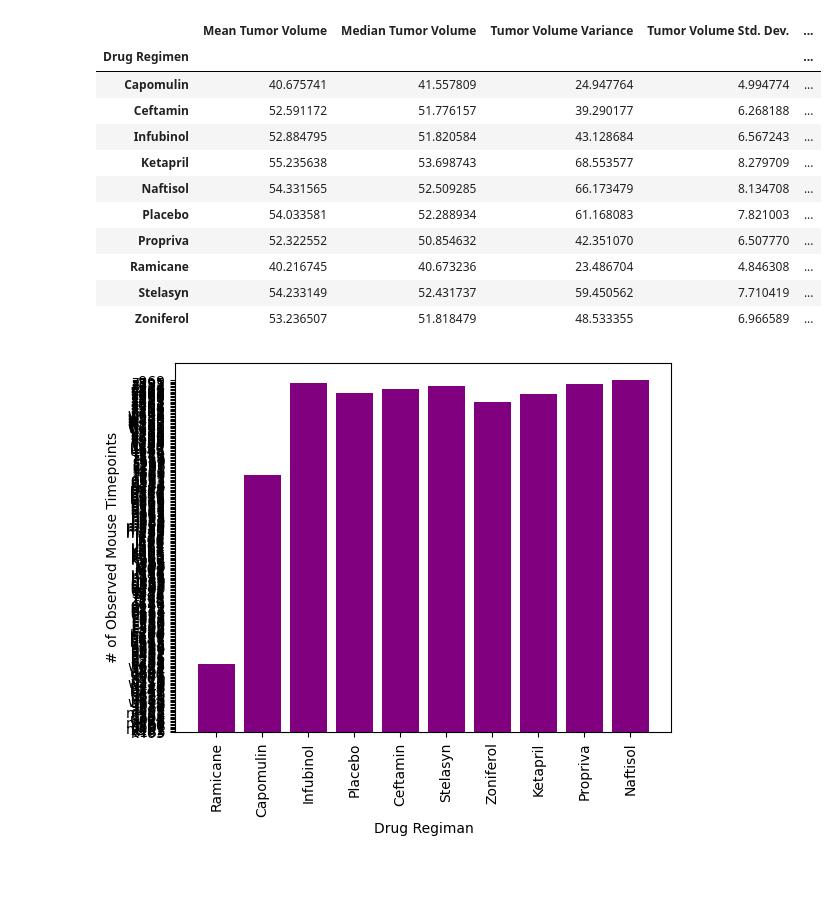
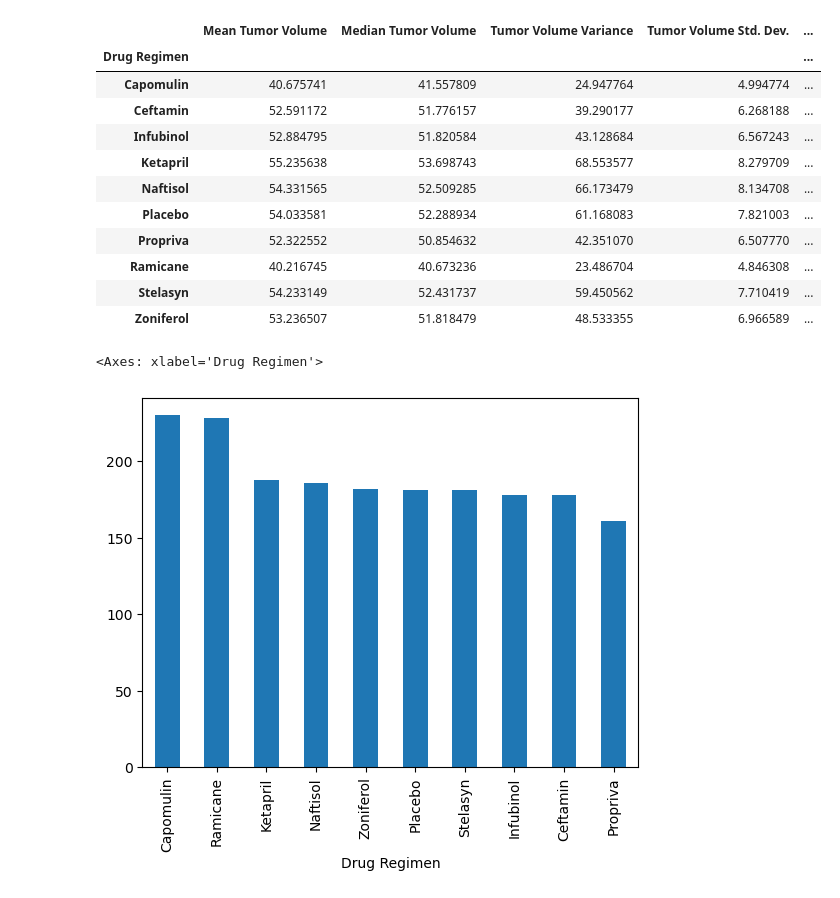
Before and after one commit to Shakermaker001/matplot-challenge, a Jupyter notebook: DataVis.ipynb, the cells around one changed output. Saved outputs shown, nothing was run; the diff lists cells and outputs as text; code cells hidden in the pictures.

```diff
--- a/DataVis.ipynb
+++ b/DataVis.ipynb
@@ -69,14 +70,17 @@ drug_stats
 | Ramicane | 40.216745 | 40.673236 | 23.486704 | 4.846308 | ... |
 | Stelasyn | 54.233149 | 52.431737 | 59.450562 | 7.710419 | ... |
 | Zoniferol | 53.236507 | 51.818479 | 48.533355 | 6.966589 | ... |
+# %%
+counts = mouse_df['Drug Regimen'].value_counts()
+counts.plot(kind='bar')
+# %% [output]
+<Axes: xlabel='Drug Regimen'>
+[figure, added]
 # %%
-x_axis = mouse_df['Drug Regimen']
-y_axis = mouse_df.groupby(['Mouse ID'])
-
-plt.bar(x_axis,y_axis, color='purple', align='center')
-plt.xlabel('Drug Regiman')
+y_axis = np.array([counts])
+x_axis = mouse_df['Drug Regimen'].value_counts()
+plt.bar(counts,y_axis,color='b', align='center')
+plt.xlabel("Drug Regimen")
 plt.ylabel('# of Observed Mouse Timepoints')
-plt.xticks(rotation='vertical')
+plt.ylim(0,250)
 plt.show()
-# %% [output]
-[figure, removed]
```
Also changed, not shown: parts of 8 cells of this notebook.
